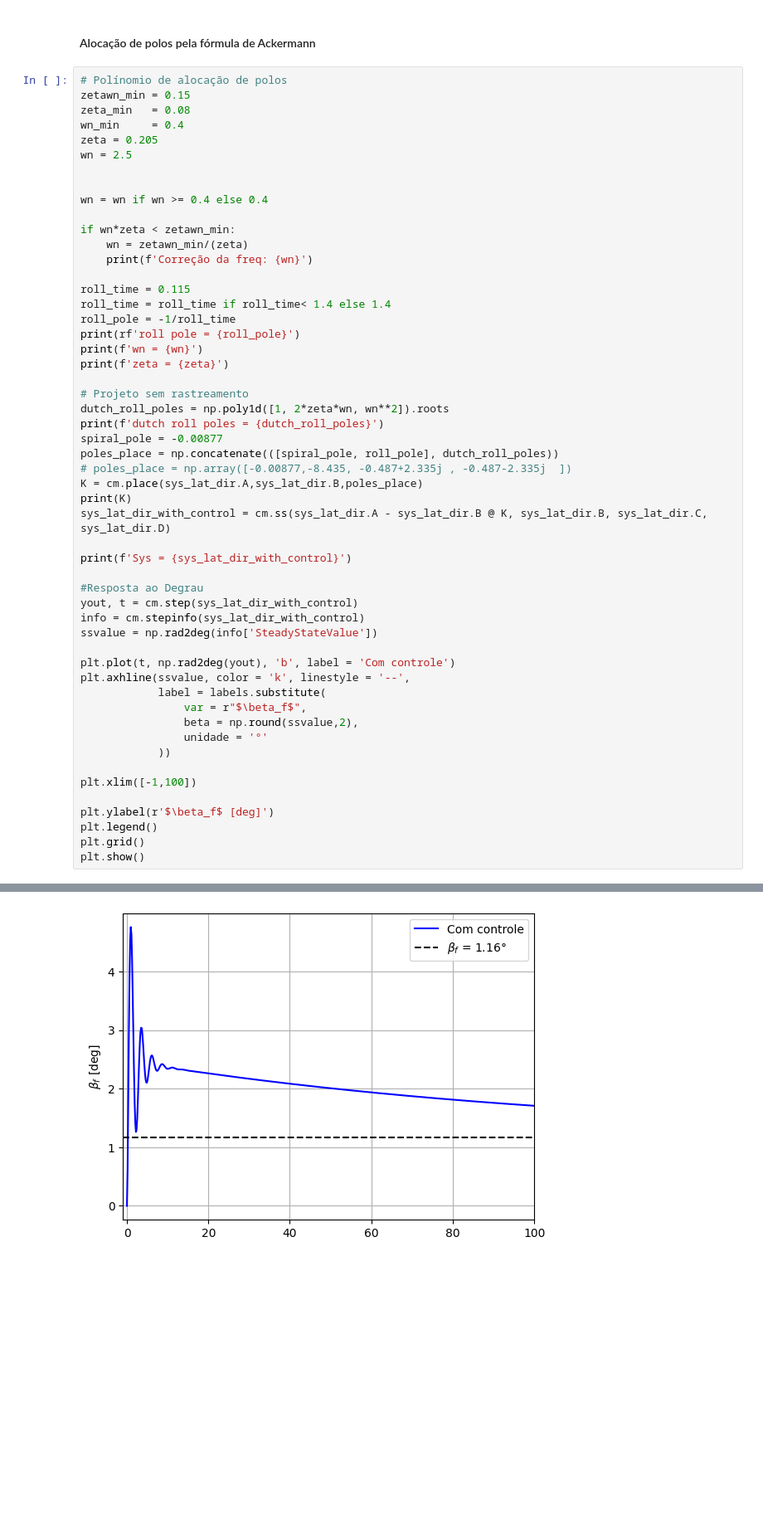
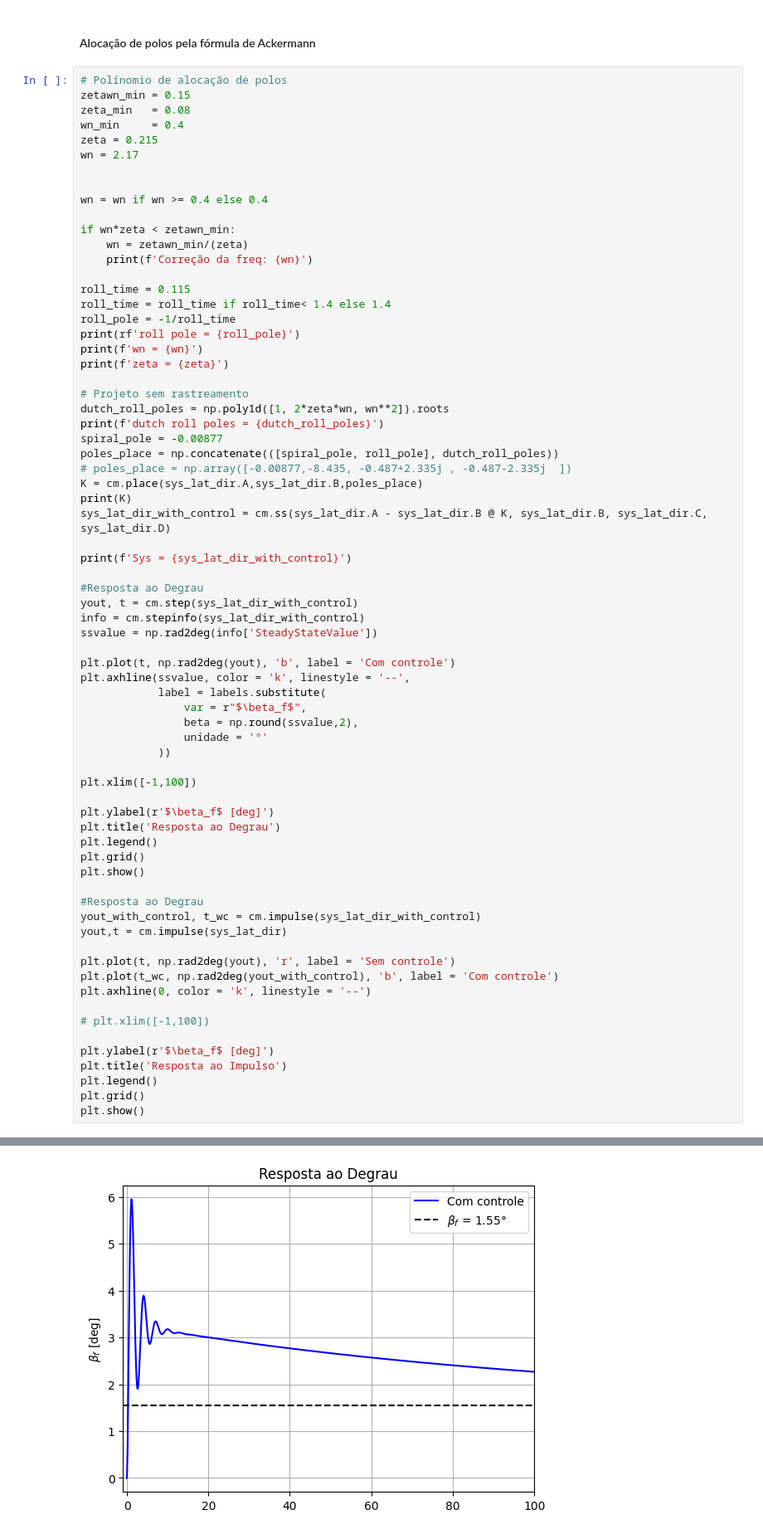
Before and after one commit to Widmark-Kaue/aircraft-control, a Jupyter notebook: bussines_jet.ipynb, the cells around one changed output, grey strips where cells are left out. Shown at 83% size. Saved outputs shown, nothing was run; the diff lists cells and outputs as text; blank space fills up the shorter version.

```diff
--- a/bussines_jet.ipynb
+++ b/bussines_jet.ipynb
@@ -393,8 +408,8 @@ A planta já atinge o requisito para o modo espiral apesar de ser instável. É
 zetawn_min = 0.15
 zeta_min   = 0.08
 wn_min     = 0.4
-zeta = 0.205
-wn = 2.5
+zeta = 0.215
+wn = 2.17
 
 
 wn = wn if wn >= 0.4 else 0.4
@@ -438,8 +453,25 @@ plt.axhline(ssvalue, color = 'k', linestyle = '--',
 plt.xlim([-1,100])
 
 plt.ylabel(r'$\beta_f$ [deg]')
+plt.title('Resposta ao Degrau')
 plt.legend()
 plt.grid()
 plt.show()
+
+#Resposta ao Degrau
+yout_with_control, t_wc = cm.impulse(sys_lat_dir_with_control)
+yout,t = cm.impulse(sys_lat_dir)
+
+plt.plot(t, np.rad2deg(yout), 'r', label = 'Sem controle')
+plt.plot(t_wc, np.rad2deg(yout_with_control), 'b', label = 'Com controle')
+plt.axhline(0, color = 'k', linestyle = '--')
+
+# plt.xlim([-1,100])
+
+plt.ylabel(r'$\beta_f$ [deg]')
+plt.title('Resposta ao Impulso')
+plt.legend()
+plt.grid()
+plt.show()
 # %% [output]
 roll pole = -8.695652173913043
@@ -457,6 +489,6 @@ A = [[-1.82717839e+01  0.00000000e+00 -1.00000000e+00  4.23145078e-02]
 ... (7 lines left out)
 
 C = [[1. 0. 0. 0.]]
 
 D = [[0.]]
-[figure, old version]
+[figure, new version]
```
Also changed, not shown: parts of 3 cells of this notebook.
